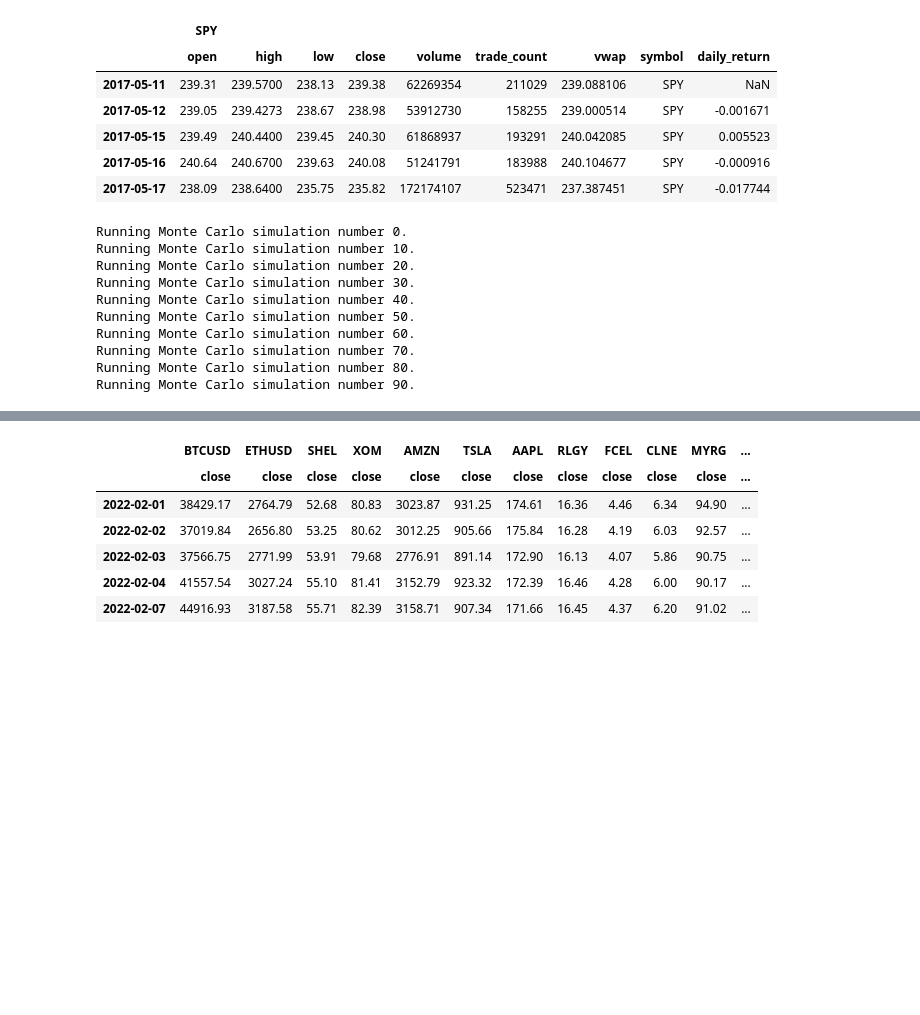
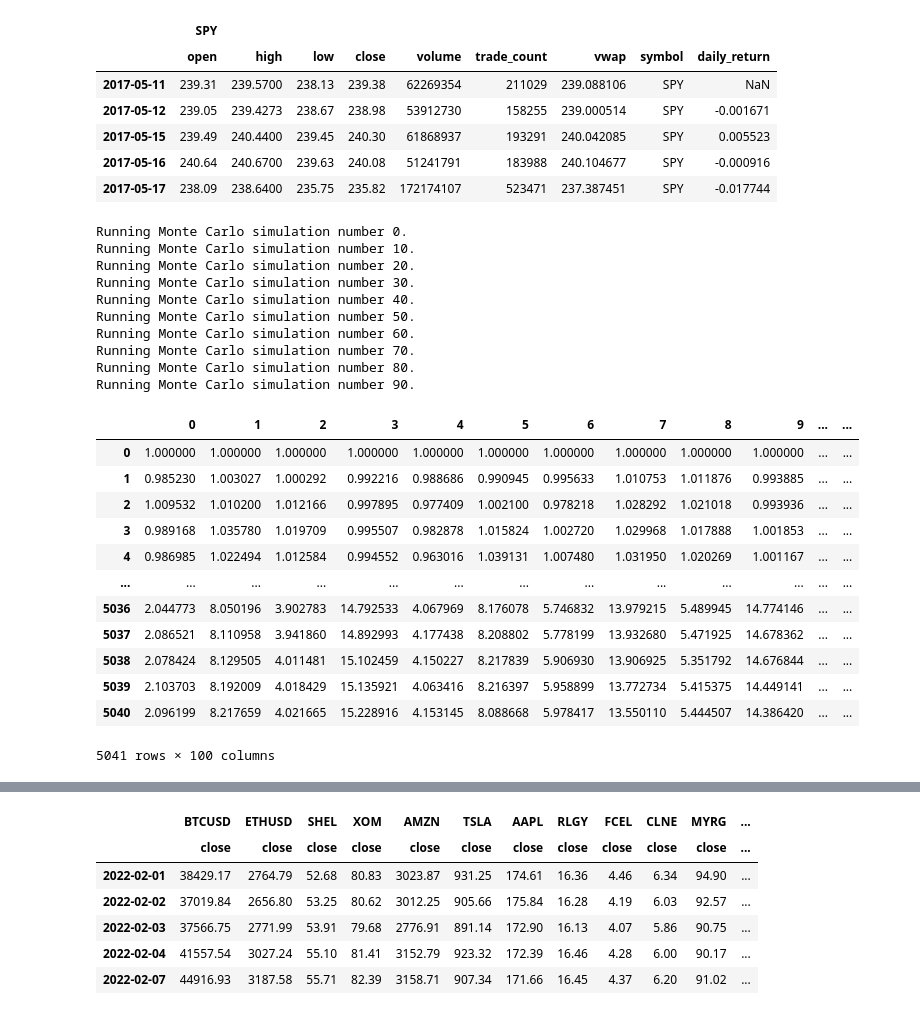
Before and after one commit to Crena94/Team-Penne, a Jupyter notebook: Analyzing_Stocks.ipynb, the cells around one changed output, grey strips where cells are left out. Drawn from its saved outputs; the diff is of its cells as text; code cells hidden in the pictures; blank space fills up the shorter version.

```diff
--- a/Analyzing_Stocks.ipynb
+++ b/Analyzing_Stocks.ipynb
@@ -66,18 +66,31 @@ MC_spy_baseline.portfolio_data.head()
 | 2017-05-16 | 240.64 | 240.6700 | 239.63 | 240.08 | 51241791 | 183988 | 240.104677 | SPY | -0.000916 |
 | 2017-05-17 | 238.09 | 238.6400 | 235.75 | 235.82 | 172174107 | 523471 | 237.387451 | SPY | -0.017744 |
 # %%
-test2_df = MC_spy_baseline.calc_cumulative_return()
+MC_spy_baseline.calc_cumulative_return()
 # %% [output]
 Running Monte Carlo simulation number 0.
 Running Monte Carlo simulation number 10.
 Running Monte Carlo simulation number 20.
 Running Monte Carlo simulation number 30.
 Running Monte Carlo simulation number 40.
 Running Monte Carlo simulation number 50.
 Running Monte Carlo simulation number 60.
 Running Monte Carlo simulation number 70.
 Running Monte Carlo simulation number 80.
 Running Monte Carlo simulation number 90.
+|  | 0 | 1 | 2 | 3 | 4 | 5 | 6 | 7 | 8 | 9 | ... | ... |
+| 0 | 1.000000 | 1.000000 | 1.000000 | 1.000000 | 1.000000 | 1.000000 | 1.000000 | 1.000000 | 1.000000 | 1.000000 | ... | ... |
+| 1 | 0.985230 | 1.003027 | 1.000292 | 0.992216 | 0.988686 | 0.990945 | 0.995633 | 1.010753 | 1.011876 | 0.993885 | ... | ... |
+| 2 | 1.009532 | 1.010200 | 1.012166 | 0.997895 | 0.977409 | 1.002100 | 0.978218 | 1.028292 | 1.021018 | 0.993936 | ... | ... |
+| 3 | 0.989168 | 1.035780 | 1.019709 | 0.995507 | 0.982878 | 1.015824 | 1.002720 | 1.029968 | 1.017888 | 1.001853 | ... | ... |
+| 4 | 0.986985 | 1.022494 | 1.012584 | 0.994552 | 0.963016 | 1.039131 | 1.007480 | 1.031950 | 1.020269 | 1.001167 | ... | ... |
+| ... | ... | ... | ... | ... | ... | ... | ... | ... | ... | ... | ... | ... |
+| 5036 | 2.044773 | 8.050196 | 3.902783 | 14.792533 | 4.067969 | 8.176078 | 5.746832 | 13.979215 | 5.489945 | 14.774146 | ... | ... |
+| 5037 | 2.086521 | 8.110958 | 3.941860 | 14.892993 | 4.177438 | 8.208802 | 5.778199 | 13.932680 | 5.471925 | 14.678362 | ... | ... |
+| 5038 | 2.078424 | 8.129505 | 4.011481 | 15.102459 | 4.150227 | 8.217839 | 5.906930 | 13.906925 | 5.351792 | 14.676844 | ... | ... |
+| 5039 | 2.103703 | 8.192009 | 4.018429 | 15.135921 | 4.063416 | 8.216397 | 5.958899 | 13.772734 | 5.415375 | 14.449141 | ... | ... |
+| 5040 | 2.096199 | 8.217659 | 4.021665 | 15.228916 | 4.153145 | 8.088668 | 5.978417 | 13.550110 | 5.444507 | 14.386420 | ... | ... |
+5041 rows × 100 columns
 # %%
 MC_line_plot = MC_spy_baseline.plot_simulation()
 # %% [output]
```
Also changed, not shown: parts of 11 cells of this notebook, 2 other files.
